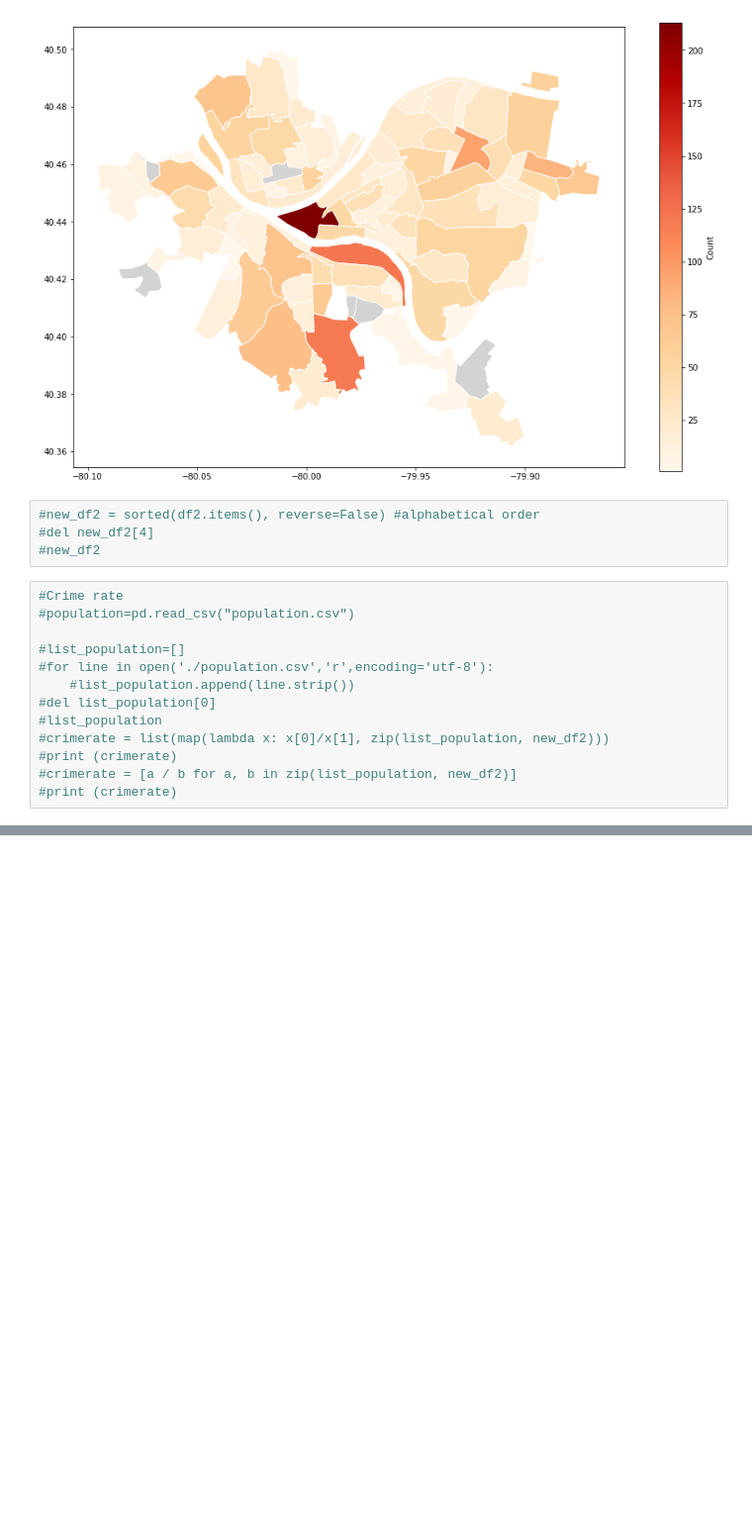
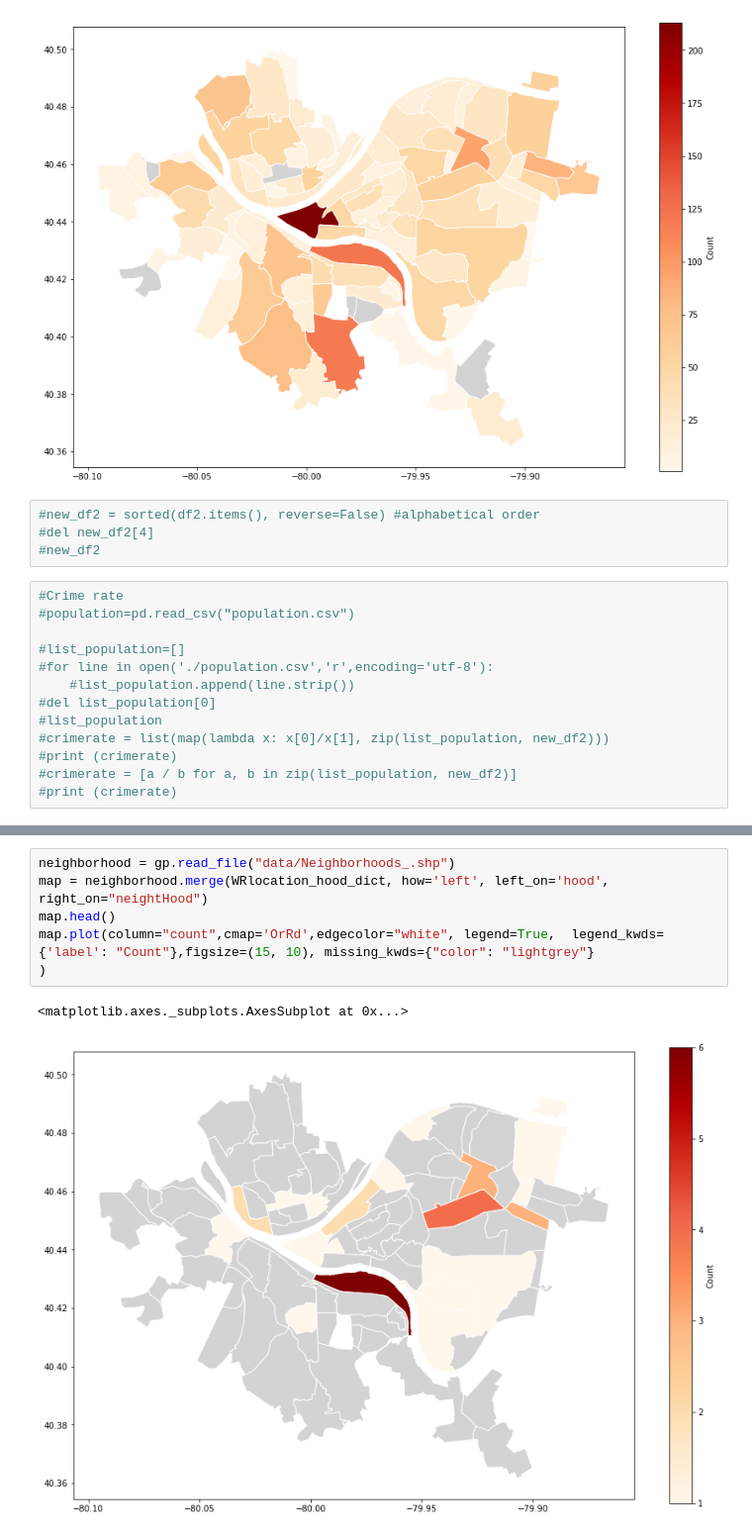
Before and after one commit to rucNick/cmpinf0010__final-project, a Jupyter notebook: project.ipynb, the cells around one changed output, grey strips where cells are left out. Shown: that part at 99% size. Cells and saved outputs as stored; diff of their text form; blank space fills up the shorter version.

```diff
--- a/project.ipynb
+++ b/project.ipynb
@@ -73,0 +70,9 @@ Name: neighborhood, dtype: int64
+# %%
+neighborhood = gp.read_file("data/Neighborhoods_.shp")
+map = neighborhood.merge(WRlocation_hood_dict, how='left', left_on='hood', right_on="neightHood")
+map.head()
+map.plot(column="count",cmap='OrRd',edgecolor="white", legend=True,  legend_kwds={'label': "Count"},figsize=(15, 10), missing_kwds={"color": "lightgrey"}
+)
+# %% [output]
+<matplotlib.axes._subplots.AxesSubplot at 0x...>
+[figure, added]
```
Also changed, not shown: parts of 3 cells of this notebook.
